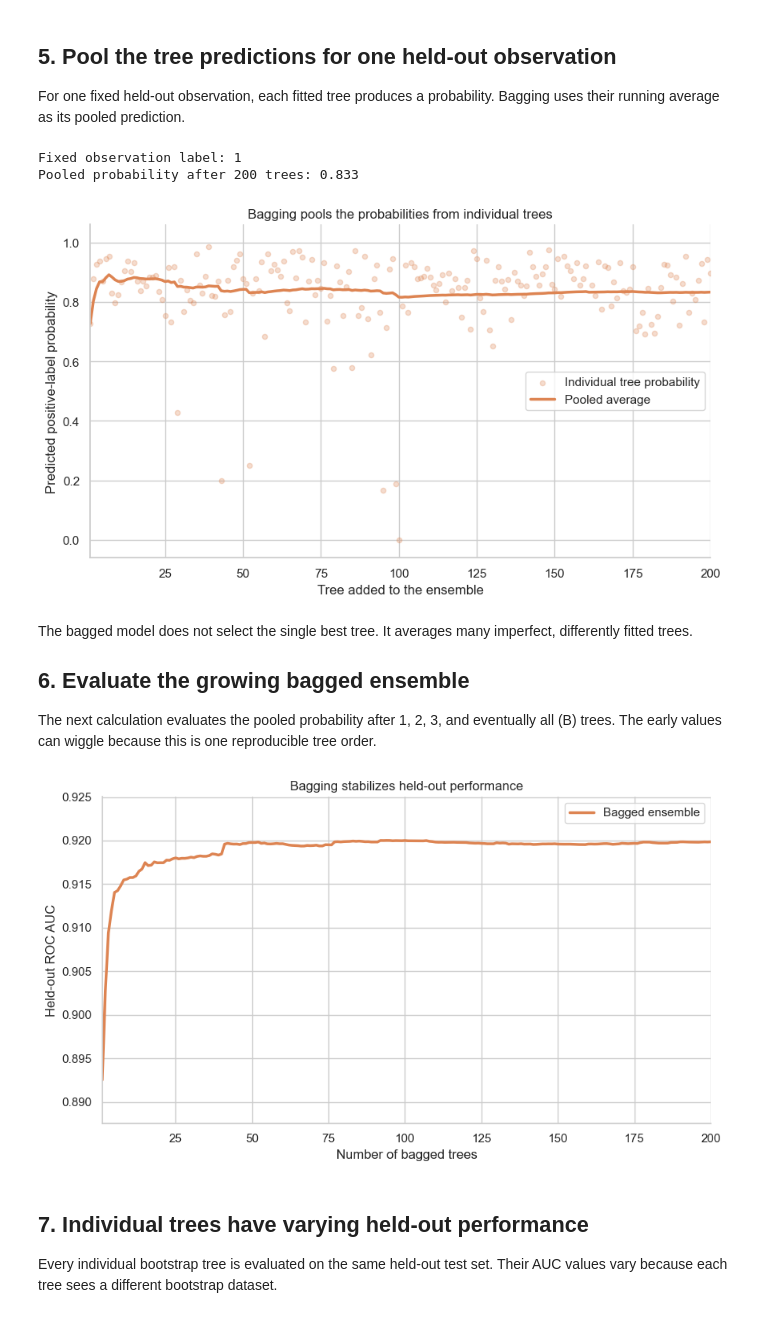
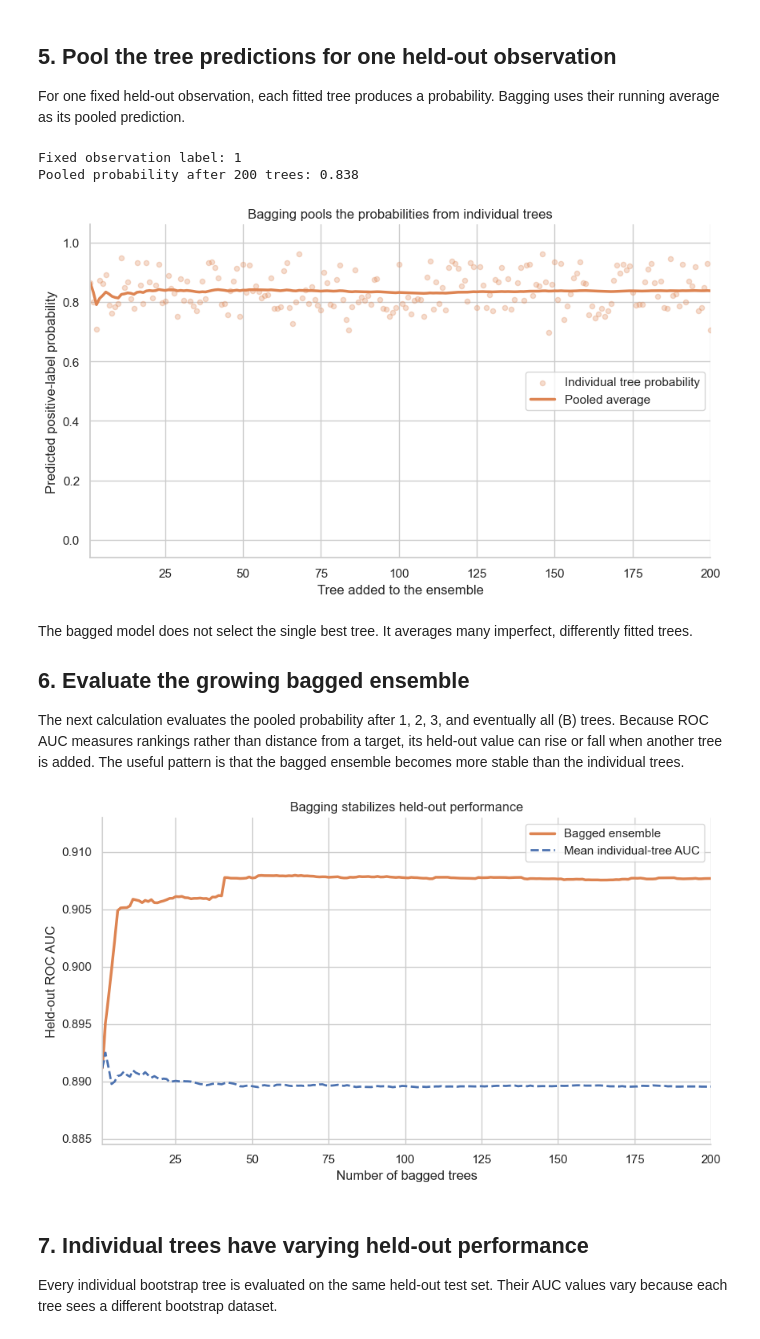
Before and after one commit to changyaochen/MECE4520, a Jupyter notebook: site/tree-based/05-bagging.ipynb, the cells around one changed output. Saved outputs shown, nothing was run; the diff lists cells and outputs as text; code cells hidden in the pictures.

```diff
--- a/site/tree-based/05-bagging.ipynb
+++ b/site/tree-based/05-bagging.ipynb
@@ -54,7 +54,7 @@ if not data_path.exists():
 FEATURES = ["AT", "AP", "AH", "AFDP", "GTEP", "TIT", "TAT", "TEY", "CDP"]
 TARGET = "high_co"
 RANDOM_STATE = 4520
-MAX_DEPTH = 7
+MAX_DEPTH = 5
 FIXED_TEST_POSITION = 4520
 
 data = pd.read_csv(filepath_or_buffer=data_path)
@@ -260,14 +260,14 @@ sns.despine(ax=axis)
 plt.show()
 # %% [output]
 Fixed observation label: 1
-Pooled probability after 200 trees: 0.833
+Pooled probability after 200 trees: 0.838
-[figure, old version]
+[figure, new version]
 # %% [markdown]
 The bagged model does not select the single best tree. It averages many imperfect, differently fitted trees.
 
 ## 6. Evaluate the growing bagged ensemble
 
-The next calculation evaluates the pooled probability after 1, 2, 3, and eventually all \(B\) trees. The early values can wiggle because this is one reproducible tree order.
+The next calculation evaluates the pooled probability after 1, 2, 3, and eventually all \(B\) trees. Because ROC AUC measures rankings rather than distance from a target, its held-out value can rise or fall when another tree is added. The useful pattern is that the bagged ensemble becomes more stable than the individual trees.
 # %%
 def cumulative_test_auc(*, probabilities: np.ndarray, labels: pd.Series) -> np.ndarray:
     """Calculate test AUC after successively averaging more trees.
@@ -280,35 +280,47 @@ def cumulative_test_auc(*, probabilities: np.ndarray, labels: pd.Series) -> np.n
         AUC values for ensembles containing 1 through all fitted trees.
     """
     tree_counts = np.arange(1, probabilities.shape[1] + 1)
     running_probability = np.cumsum(probabilities, axis=1) / tree_counts
     return np.array(
         [
             roc_auc_score(labels, running_probability[:, tree_index])
             for tree_index in range(probabilities.shape[1])
         ]
     )
 
 
 bagging_auc_curve = cumulative_test_auc(
     probabilities=bagging_tree_probabilities,
     labels=y_test,
 )
 tree_counts = np.arange(1, N_TREES + 1)
+mean_individual_tree_auc = np.cumsum(individual_tree_auc) / tree_counts
 
 fig, axis = plt.subplots(figsize=(10, 5.4))
 axis.plot(tree_counts, bagging_auc_curve, color=bagging_color, linewidth=2.5, label="Bagged ensemble")
+axis.plot(
+    tree_counts,
+    mean_individual_tree_auc,
+    color=sns.color_palette("deep")[0],
+    linestyle="--",
+    linewidth=2.0,
+    label="Mean individual-tree AUC",
+)
 axis.set(
     title="Bagging stabilizes held-out performance",
     xlabel="Number of bagged trees",
     ylabel="Held-out ROC AUC",
     xlim=(1, N_TREES),
-    ylim=(max(0, bagging_auc_curve.min() - 0.005), min(1, bagging_auc_curve.max() + 0.005)),
+    ylim=(
+        max(0, min(bagging_auc_curve.min(), mean_individual_tree_auc.min()) - 0.005),
+        min(1, max(bagging_auc_curve.max(), mean_individual_tree_auc.max()) + 0.005),
+    ),
 )
 axis.legend()
 sns.despine(ax=axis)
 plt.show()
 # %% [output]
-[figure, old version]
+[figure, new version]
 # %% [markdown]
 ## 7. Individual trees have varying held-out performance
 
```
Also changed, not shown: parts of 6 cells of this notebook, 8 other files.
